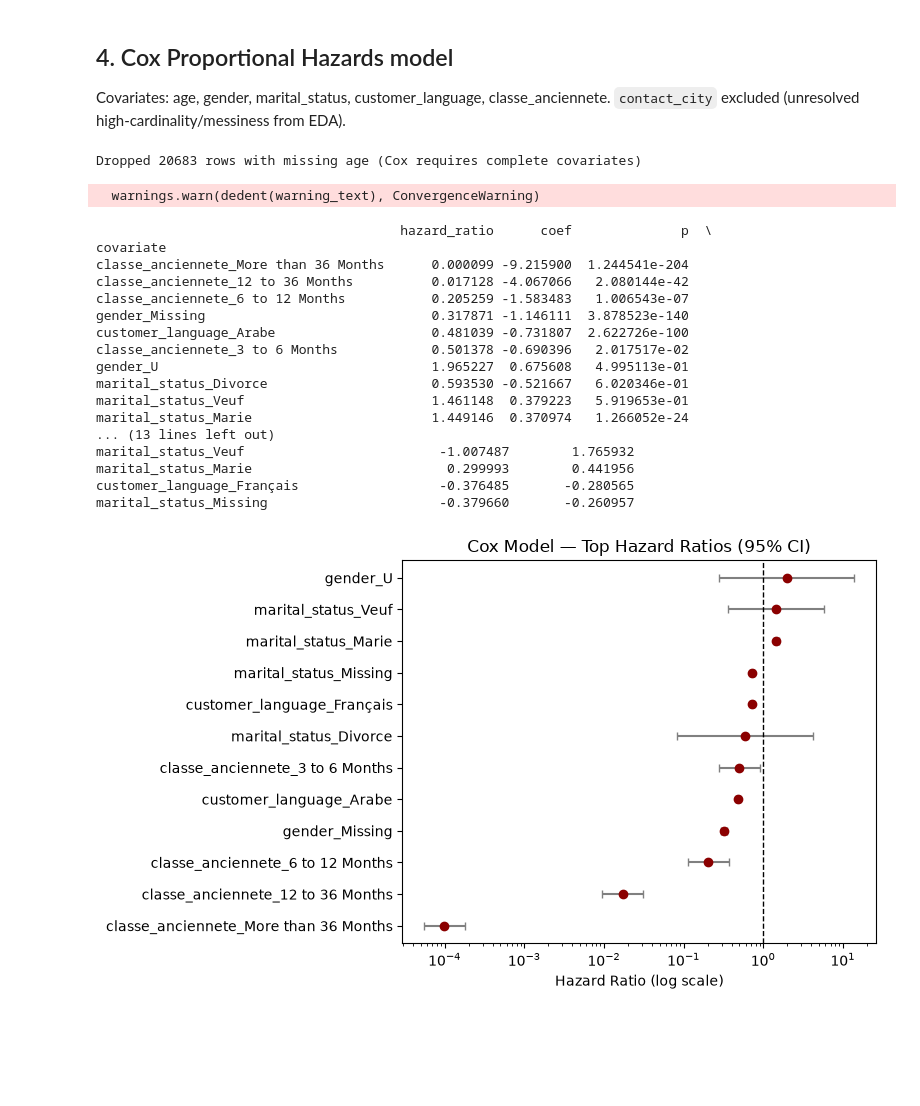
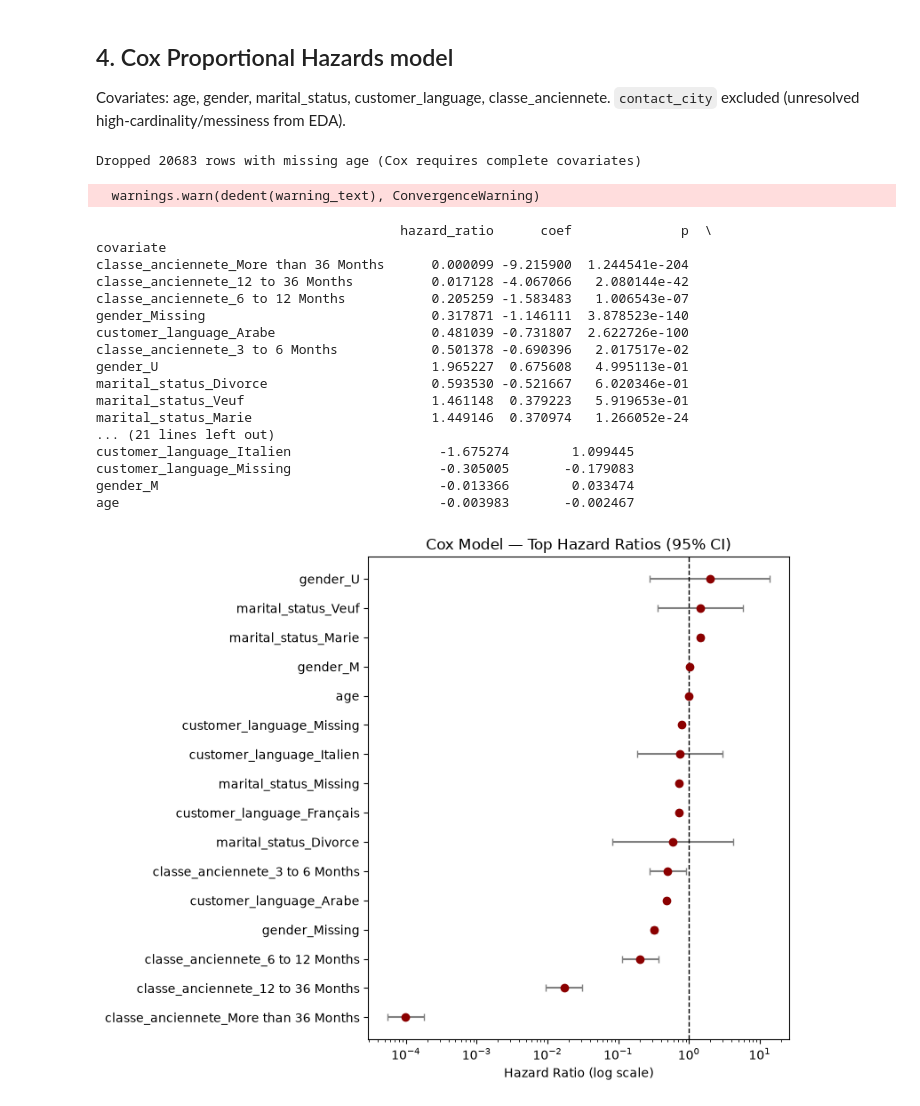
Before and after one commit to taghoutii/churn-prediction, a Jupyter notebook: notebooks/02_survival.ipynb, the cells around one changed output. Cells and saved outputs as stored; diff of their text form; code cells hidden in the pictures; blank space fills up the shorter version.

```diff
--- a/notebooks/02_survival.ipynb
+++ b/notebooks/02_survival.ipynb
@@ -122,36 +138,36 @@ Covariates: age, gender, marital_status, customer_language, classe_anciennete.
 # %%
 from churn.survival.cox_model import prepare_cox_data, fit_cox_model, get_top_hazard_ratios, plot_hazard_ratios
 
 cox_df = prepare_cox_data(survival_df)
 cph = fit_cox_model(cox_df)
 
-top_hr = get_top_hazard_ratios(cph, top_n=12)
+top_hr = get_top_hazard_ratios(cph, top_n=20)
 print(top_hr)
 
 fig = plot_hazard_ratios(top_hr)
 save_fig(fig, "survival_06_cox_hazard_ratios")
 plt.show()
 # %% [output]
 Dropped 20683 rows with missing age (Cox requires complete covariates)
   warnings.warn(dedent(warning_text), ConvergenceWarning)
                                        hazard_ratio      coef              p  \
 covariate
 classe_anciennete_More than 36 Months      0.000099 -9.215900  1.244541e-204
 classe_anciennete_12 to 36 Months          0.017128 -4.067066   2.080144e-42
 classe_anciennete_6 to 12 Months           0.205259 -1.583483   1.006543e-07
 gender_Missing                             0.317871 -1.146111  3.878523e-140
 customer_language_Arabe                    0.481039 -0.731807  2.622726e-100
 classe_anciennete_3 to 6 Months            0.501378 -0.690396   2.017517e-02
 gender_U                                   1.965227  0.675608   4.995113e-01
 marital_status_Divorce                     0.593530 -0.521667   6.020346e-01
 marital_status_Veuf                        1.461148  0.379223   5.919653e-01
 marital_status_Marie                       1.449146  0.370974   1.266052e-24
-... (13 lines left out)
-marital_status_Veuf                         -1.007487        1.765932
-marital_status_Marie                         0.299993        0.441956
-customer_language_Français                  -0.376485       -0.280565
-marital_status_Missing                      -0.379660       -0.260957
+... (21 lines left out)
+customer_language_Italien                   -1.675274        1.099445
+customer_language_Missing                   -0.305005       -0.179083
+gender_M                                    -0.013366        0.033474
+age                                         -0.003983       -0.002467
-[figure, old version]
+[figure, new version]
 # %% [markdown]
 **Interpretation**
 
```
Also changed, not shown: parts of 7 cells of this notebook, 6 other files.
